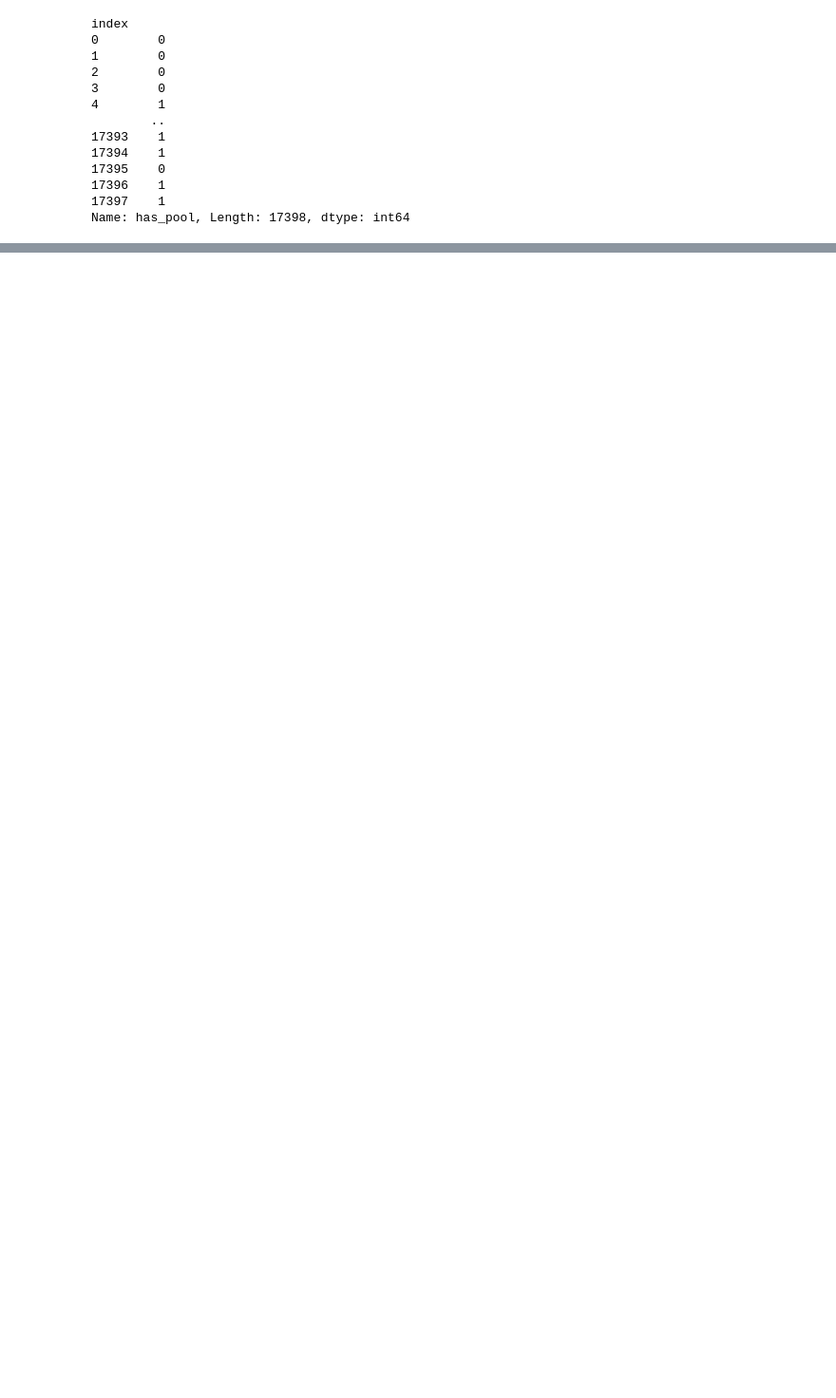
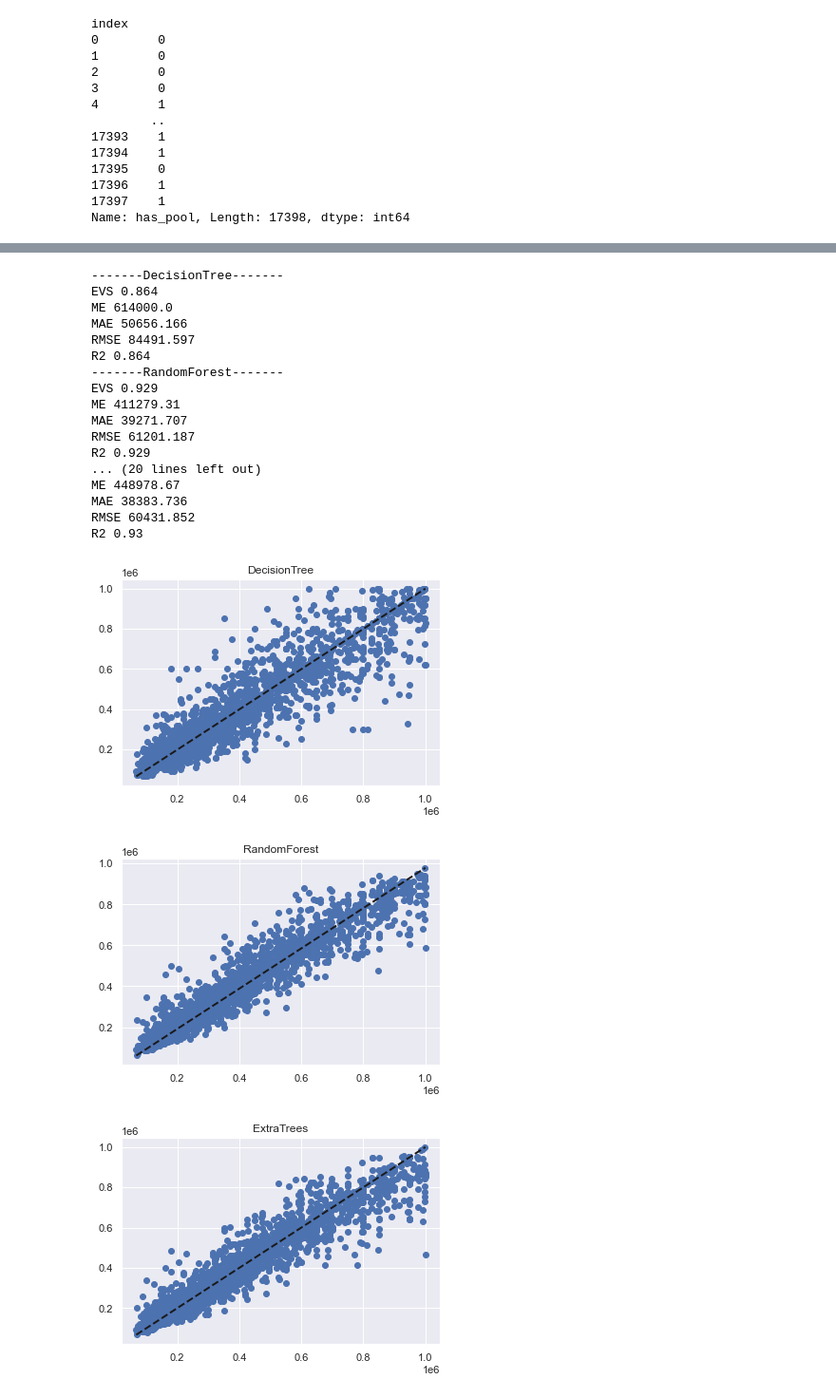
Before and after one commit to Jav1-Mart1nez/Proyecto-final, a Jupyter notebook: jupyter_notebooks/data_preparation.ipynb, the cells around one changed output, grey strips where cells are left out. Shown at 95% size. Drawn from its saved outputs; the diff is of its cells as text; code cells hidden in the pictures; blank space fills up the shorter version.

```diff
--- a/jupyter_notebooks/data_preparation.ipynb
+++ b/jupyter_notebooks/data_preparation.ipynb
@@ -458,0 +861,25 @@ for name, model in models.items():
+# %%
+columnas = [col for col in pisos.columns if col not in ["buy_price"]]
+X = pisos[columnas]
+y = pisos["buy_price"]
+# %%
+from sklearn.model_selection import train_test_split
+
+X_train, X_test, y_train, y_test = train_test_split(X, y, test_size = 0.2, random_state=7)
+# %%
+models = {
+    "DecisionTree" : DecisionTreeRegressor(),
+    "RandomForest": RandomForestRegressor(max_depth= 60),
+    "ExtraTrees" : ExtraTreesRegressor(),
+    "GradientBoosting" : GradientBoostingRegressor(),
+    "HistGradientBoosting": HistGradientBoostingRegressor(),
+    "Voting": VotingRegressor(
+        [('etr', ExtraTreesRegressor()),
+         ('rf', RandomForestRegressor())]
+    )
+}
+# %%
+for name, model in models.items():
+    print(f"Entrenando {name}")
+    model.fit(X_train, y_train)
+print("Proceso terminado ")
@@ -458,0 +894,34 @@ for name, model in models.items():
+# %%
+for name, model in models.items():
+    y_pred = model.predict(X_test)
+    print(f"-------{name}-------")
+    print("EVS", round(explained_variance_score(y_test,y_pred),3))
+    print("ME", round(max_error(y_test,y_pred),3))
+    print("MAE", round(mean_absolute_error(y_test,y_pred),3))
+    print("RMSE", round(np.sqrt(mean_squared_error(y_test,y_pred)),3))
+    print("R2", round(r2_score(y_test,y_pred),3))
+    plt.figure()
+    plt.title(name)
+    plt.scatter(y_test,y_pred)
+    plt.plot([y_test.min(), y_test.max()], [y_pred.min(), y_pred.max()], 'k--', lw=2)
+# %% [output]
+-------DecisionTree-------
+EVS 0.864
+ME 614000.0
+MAE 50656.166
+RMSE 84491.597
+R2 0.864
+-------RandomForest-------
+EVS 0.929
+ME 411279.31
+MAE 39271.707
+RMSE 61201.187
+R2 0.929
+... (20 lines left out)
+ME 448978.67
+MAE 38383.736
+RMSE 60431.852
+R2 0.93
+[figure, added]
+[figure, added]
+[figure, added]
```
Also changed, not shown: parts of 74 cells of this notebook, 2 other files.
